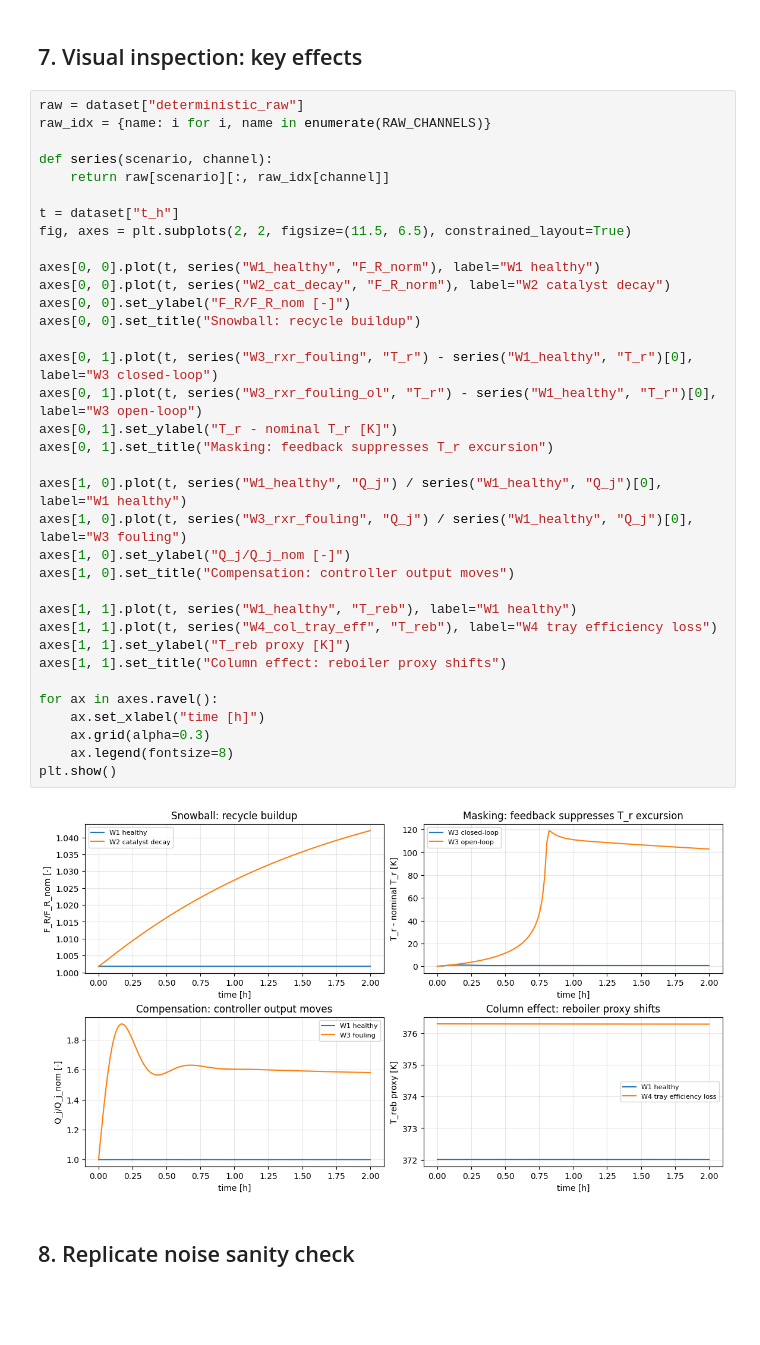
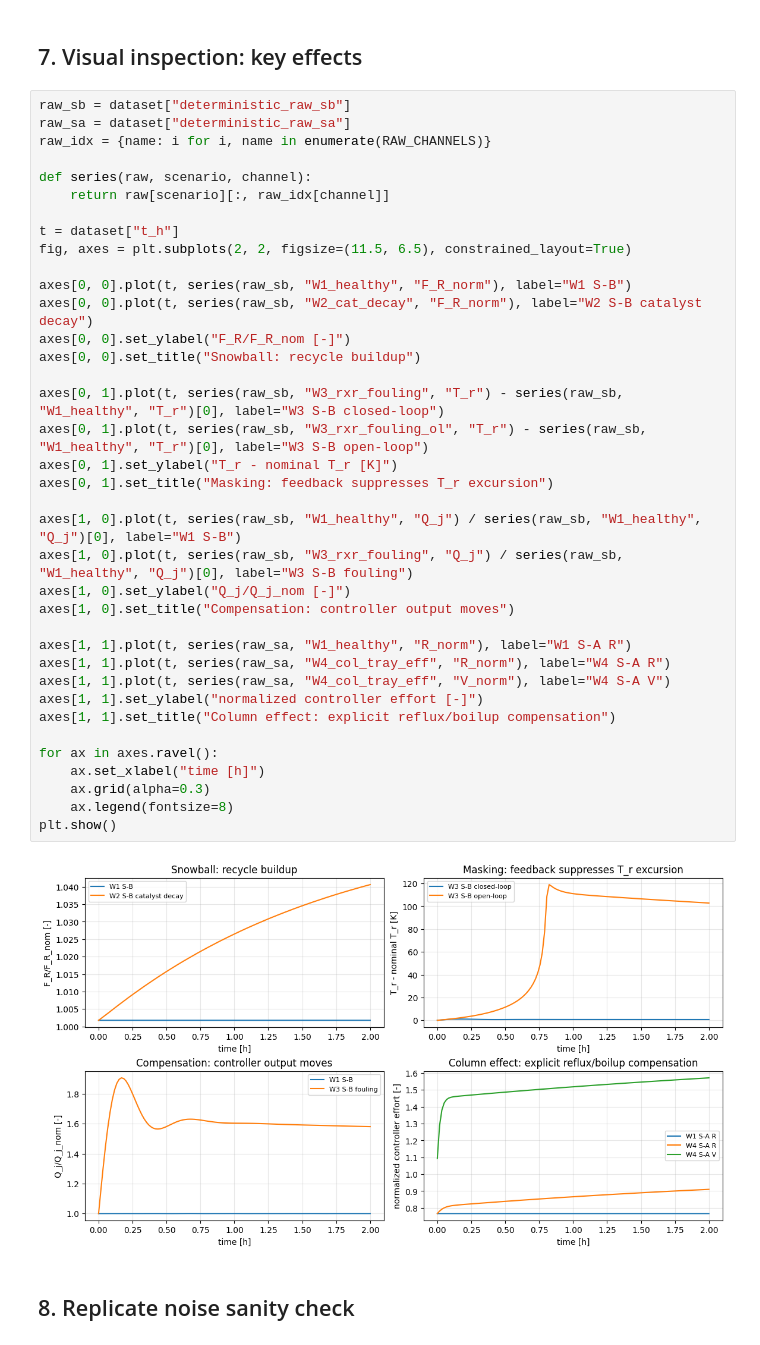
Before and after one commit to simonecasolo/cstr-model-optimisation, a Jupyter notebook: research_project/notebooks/22_wu2003_data_generation.ipynb, the cells around one changed output. Cells and saved outputs as stored; diff of their text form; blank space fills up the shorter version.

```diff
--- a/research_project/notebooks/22_wu2003_data_generation.ipynb
+++ b/research_project/notebooks/22_wu2003_data_generation.ipynb
@@ -272,42 +274,44 @@ effect_checks
 # %% [markdown]
 ## 7. Visual inspection: key effects
 # %%
-raw = dataset["deterministic_raw"]
+raw_sb = dataset["deterministic_raw_sb"]
+raw_sa = dataset["deterministic_raw_sa"]
 raw_idx = {name: i for i, name in enumerate(RAW_CHANNELS)}
 
-def series(scenario, channel):
+def series(raw, scenario, channel):
     return raw[scenario][:, raw_idx[channel]]
 
 t = dataset["t_h"]
 fig, axes = plt.subplots(2, 2, figsize=(11.5, 6.5), constrained_layout=True)
 
-axes[0, 0].plot(t, series("W1_healthy", "F_R_norm"), label="W1 healthy")
-axes[0, 0].plot(t, series("W2_cat_decay", "F_R_norm"), label="W2 catalyst decay")
+axes[0, 0].plot(t, series(raw_sb, "W1_healthy", "F_R_norm"), label="W1 S-B")
+axes[0, 0].plot(t, series(raw_sb, "W2_cat_decay", "F_R_norm"), label="W2 S-B catalyst decay")
 axes[0, 0].set_ylabel("F_R/F_R_nom [-]")
 axes[0, 0].set_title("Snowball: recycle buildup")
 
-axes[0, 1].plot(t, series("W3_rxr_fouling", "T_r") - series("W1_healthy", "T_r")[0], label="W3 closed-loop")
-axes[0, 1].plot(t, series("W3_rxr_fouling_ol", "T_r") - series("W1_healthy", "T_r")[0], label="W3 open-loop")
+axes[0, 1].plot(t, series(raw_sb, "W3_rxr_fouling", "T_r") - series(raw_sb, "W1_healthy", "T_r")[0], label="W3 S-B closed-loop")
+axes[0, 1].plot(t, series(raw_sb, "W3_rxr_fouling_ol", "T_r") - series(raw_sb, "W1_healthy", "T_r")[0], label="W3 S-B open-loop")
 axes[0, 1].set_ylabel("T_r - nominal T_r [K]")
 axes[0, 1].set_title("Masking: feedback suppresses T_r excursion")
 
-axes[1, 0].plot(t, series("W1_healthy", "Q_j") / series("W1_healthy", "Q_j")[0], label="W1 healthy")
-axes[1, 0].plot(t, series("W3_rxr_fouling", "Q_j") / series("W1_healthy", "Q_j")[0], label="W3 fouling")
+axes[1, 0].plot(t, series(raw_sb, "W1_healthy", "Q_j") / series(raw_sb, "W1_healthy", "Q_j")[0], label="W1 S-B")
+axes[1, 0].plot(t, series(raw_sb, "W3_rxr_fouling", "Q_j") / series(raw_sb, "W1_healthy", "Q_j")[0], label="W3 S-B fouling")
 axes[1, 0].set_ylabel("Q_j/Q_j_nom [-]")
 axes[1, 0].set_title("Compensation: controller output moves")
 
-axes[1, 1].plot(t, series("W1_healthy", "T_reb"), label="W1 healthy")
-axes[1, 1].plot(t, series("W4_col_tray_eff", "T_reb"), label="W4 tray efficiency loss")
-axes[1, 1].set_ylabel("T_reb proxy [K]")
-axes[1, 1].set_title("Column effect: reboiler proxy shifts")
+axes[1, 1].plot(t, series(raw_sa, "W1_healthy", "R_norm"), label="W1 S-A R")
+axes[1, 1].plot(t, series(raw_sa, "W4_col_tray_eff", "R_norm"), label="W4 S-A R")
+axes[1, 1].plot(t, series(raw_sa, "W4_col_tray_eff", "V_norm"), label="W4 S-A V")
+axes[1, 1].set_ylabel("normalized controller effort [-]")
+axes[1, 1].set_title("Column effect: explicit reflux/boilup compensation")
 
 for ax in axes.ravel():
     ax.set_xlabel("time [h]")
     ax.grid(alpha=0.3)
     ax.legend(fontsize=8)
 plt.show()
 # %% [output]
-[figure, old version]
+[figure, new version]
 # %% [markdown]
 ## 8. Replicate noise sanity check
 # %%
```
Also changed, not shown: parts of 10 cells of this notebook, 6 other files.
